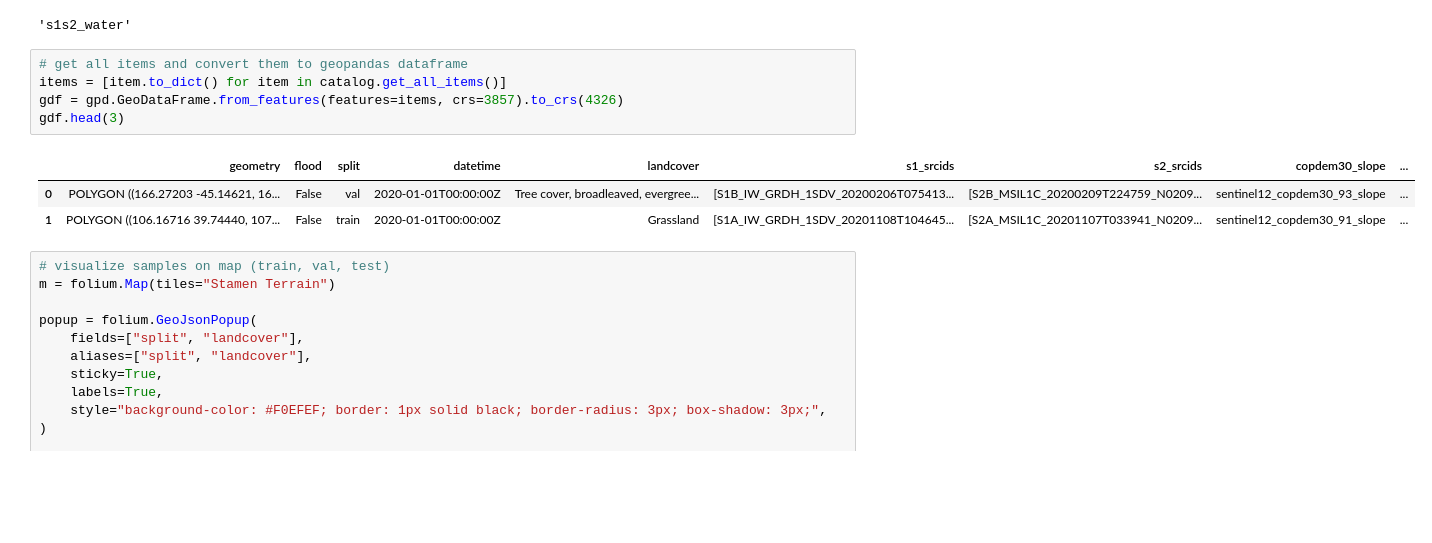
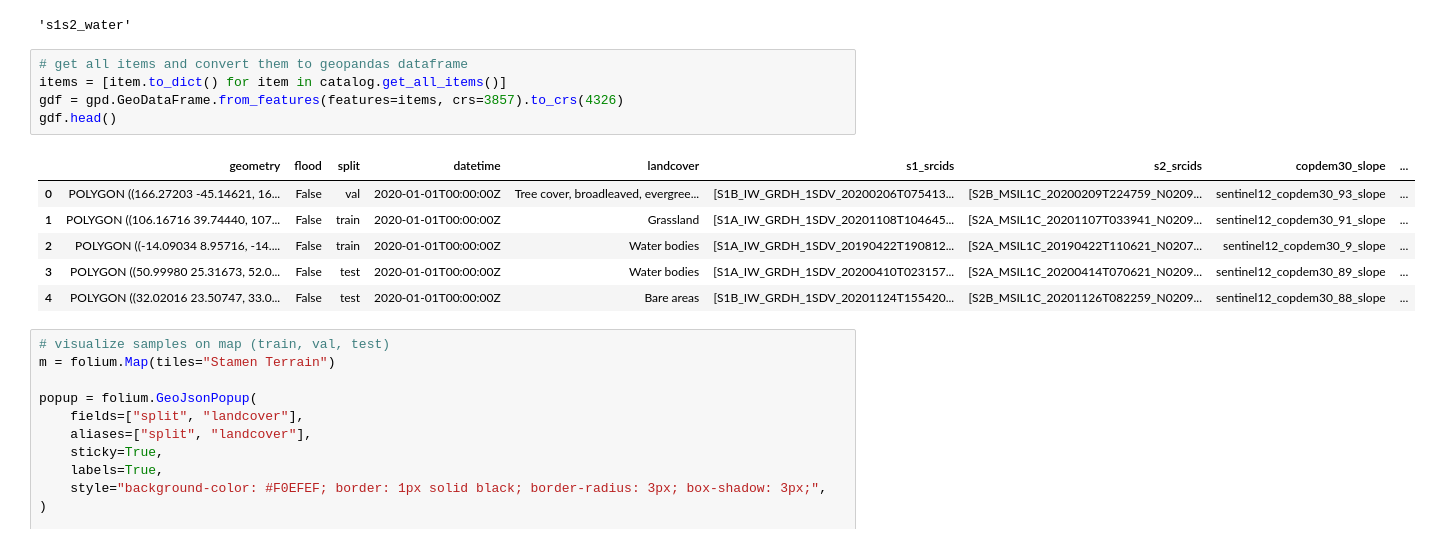
Before and after one commit to MWieland/s1s2_water, a Jupyter notebook: explore_dataset.ipynb, the cells around one changed output. Saved outputs shown, nothing was run; the diff lists cells and outputs as text; blank space fills up the shorter version.

```diff
--- a/explore_dataset.ipynb
+++ b/explore_dataset.ipynb
@@ -12,12 +12,15 @@ catalog.title
 # %%
 # get all items and convert them to geopandas dataframe
 items = [item.to_dict() for item in catalog.get_all_items()]
 gdf = gpd.GeoDataFrame.from_features(features=items, crs=3857).to_crs(4326)
-gdf.head(3)
+gdf.head()
 # %% [output]
 |  | geometry | flood | split | datetime | landcover | s1_srcids | s2_srcids | copdem30_slope | ... |
 | 0 | POLYGON ((166.27203 -45.14621, 16... | False | val | 2020-01-01T00:00:00Z | Tree cover, broadleaved, evergree... | [S1B_IW_GRDH_1SDV_20200206T075413... | [S2B_MSIL1C_20200209T224759_N0209... | sentinel12_copdem30_93_slope | ... |
 | 1 | POLYGON ((106.16716 39.74440, 107... | False | train | 2020-01-01T00:00:00Z | Grassland | [S1A_IW_GRDH_1SDV_20201108T104645... | [S2A_MSIL1C_20201107T033941_N0209... | sentinel12_copdem30_91_slope | ... |
+| 2 | POLYGON ((-14.09034 8.95716, -14.... | False | train | 2020-01-01T00:00:00Z | Water bodies | [S1A_IW_GRDH_1SDV_20190422T190812... | [S2A_MSIL1C_20190422T110621_N0207... | sentinel12_copdem30_9_slope | ... |
+| 3 | POLYGON ((50.99980 25.31673, 52.0... | False | test | 2020-01-01T00:00:00Z | Water bodies | [S1A_IW_GRDH_1SDV_20200410T023157... | [S2A_MSIL1C_20200414T070621_N0209... | sentinel12_copdem30_89_slope | ... |
+| 4 | POLYGON ((32.02016 23.50747, 33.0... | False | test | 2020-01-01T00:00:00Z | Bare areas | [S1B_IW_GRDH_1SDV_20201124T155420... | [S2B_MSIL1C_20201126T082259_N0209... | sentinel12_copdem30_88_slope | ... |
 # %%
 # visualize samples on map (train, val, test)
 m = folium.Map(tiles="Stamen Terrain")
```
Also changed, not shown: 2 other files.
